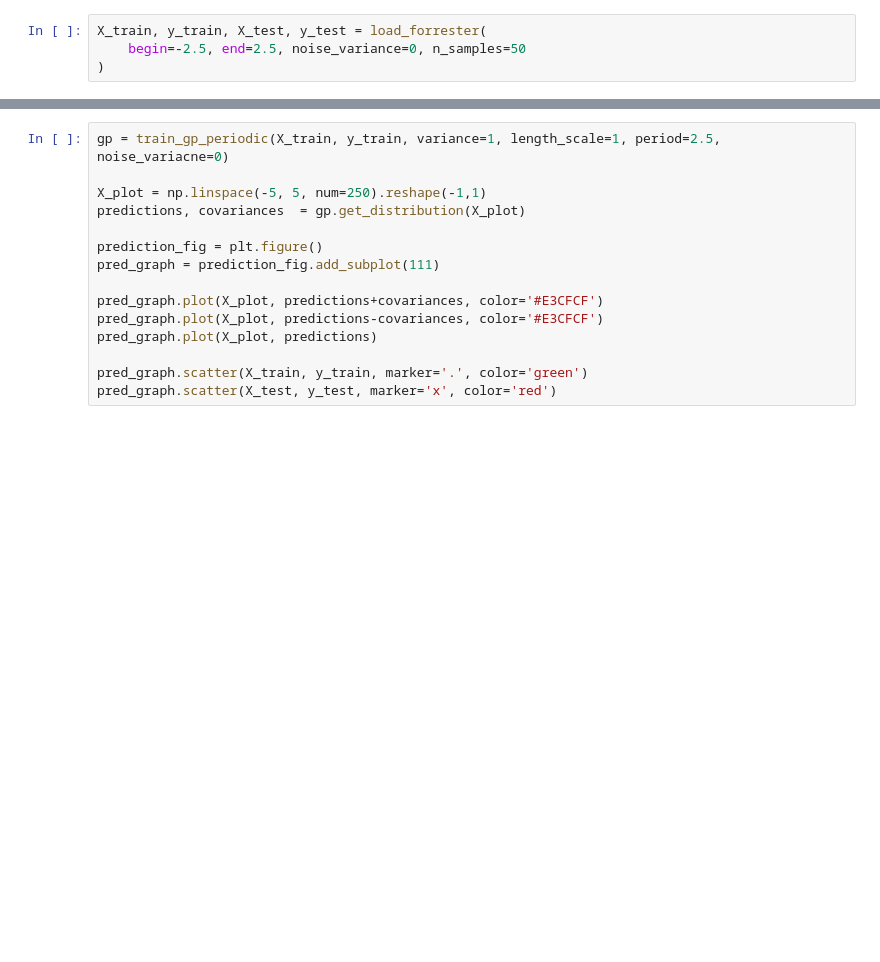
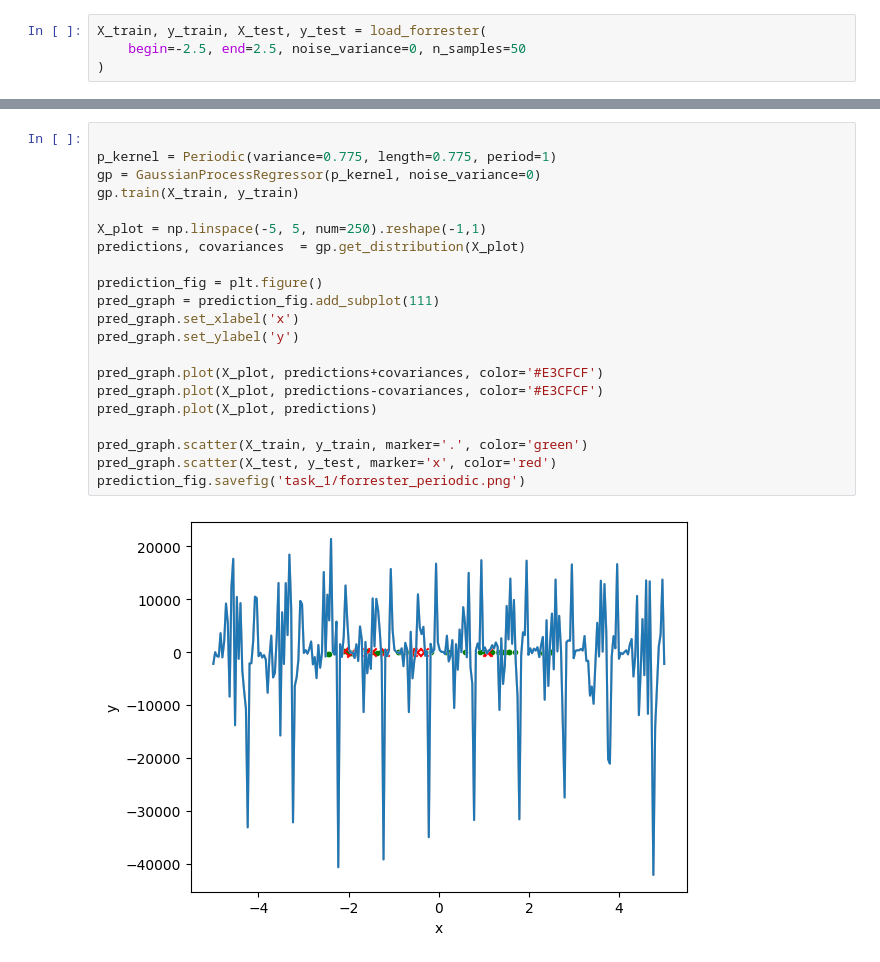
Before and after one commit to karthikeya-ms/ML_in_Crowd_Modelling_and_Simulation, a Jupyter notebook: FinalProject/notebooks/task_1_gaussian_process.ipynb, the cells around one changed output, grey strips where cells are left out. Saved outputs shown, nothing was run; the diff lists cells and outputs as text; blank space fills up the shorter version.

```diff
--- a/FinalProject/notebooks/task_1_gaussian_process.ipynb
+++ b/FinalProject/notebooks/task_1_gaussian_process.ipynb
@@ -145,18 +132,26 @@ pred_graph.scatter(X_test, y_test, marker='x', color='red')
 # %%
-gp = train_gp_periodic(X_train, y_train, variance=1, length_scale=1, period=2.5, noise_variacne=0)
+
+p_kernel = Periodic(variance=0.775, length=0.775, period=1)
+gp = GaussianProcessRegressor(p_kernel, noise_variance=0)
+gp.train(X_train, y_train)
 
 X_plot = np.linspace(-5, 5, num=250).reshape(-1,1)
 predictions, covariances  = gp.get_distribution(X_plot)
 
 prediction_fig = plt.figure()
 pred_graph = prediction_fig.add_subplot(111)
+pred_graph.set_xlabel('x')
+pred_graph.set_ylabel('y')
 
 pred_graph.plot(X_plot, predictions+covariances, color='#E3CFCF')
 pred_graph.plot(X_plot, predictions-covariances, color='#E3CFCF')
 pred_graph.plot(X_plot, predictions)
 
 pred_graph.scatter(X_train, y_train, marker='.', color='green')
 pred_graph.scatter(X_test, y_test, marker='x', color='red')
+prediction_fig.savefig('task_1/forrester_periodic.png')
+# %% [output]
+[figure, added]
 # %%
 p = Periodic(variance=1, length=3, period=1)
 rbf = RadialBasisFunction(variance=1, length=1)
```
Also changed, not shown: parts of 8 cells of this notebook.
